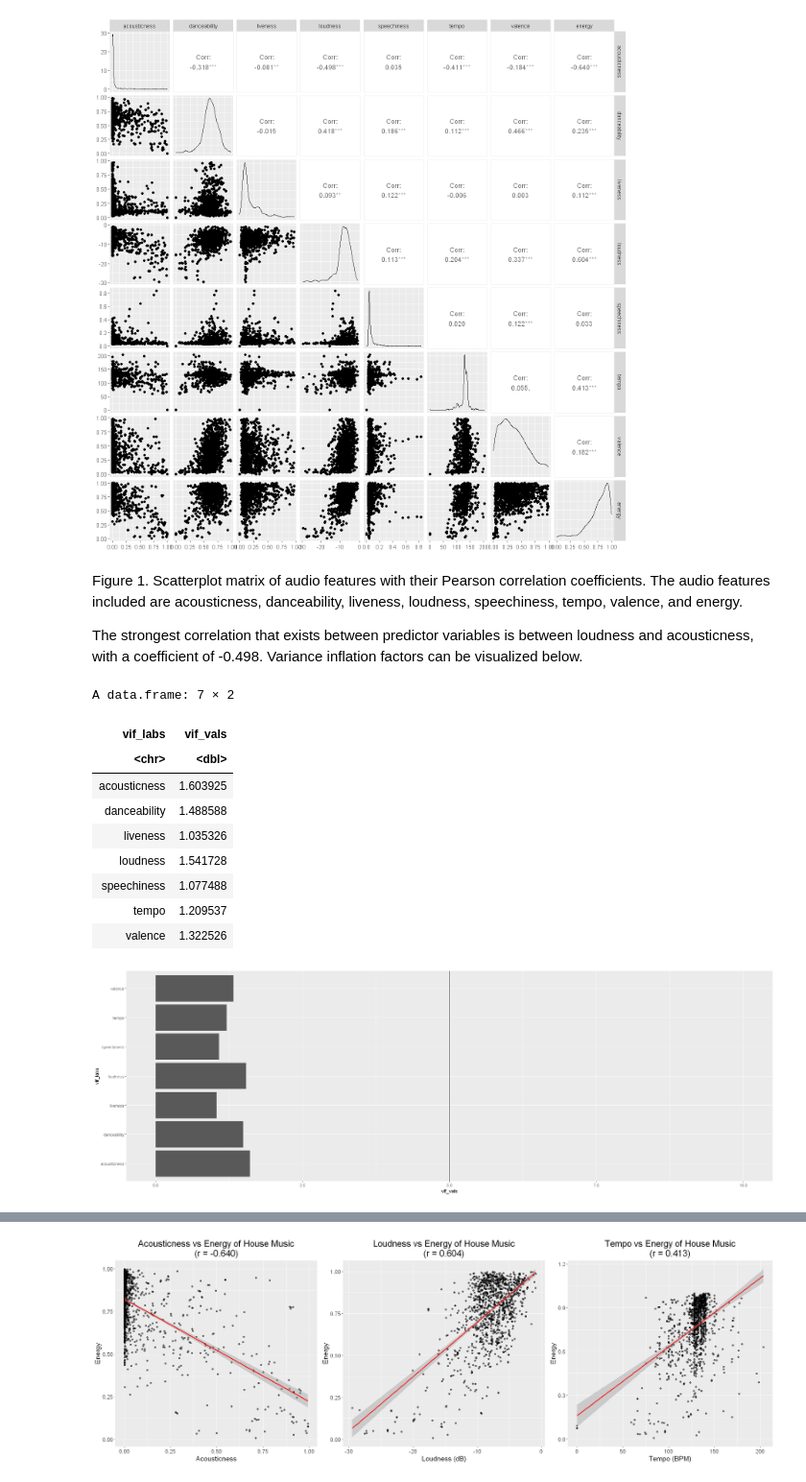
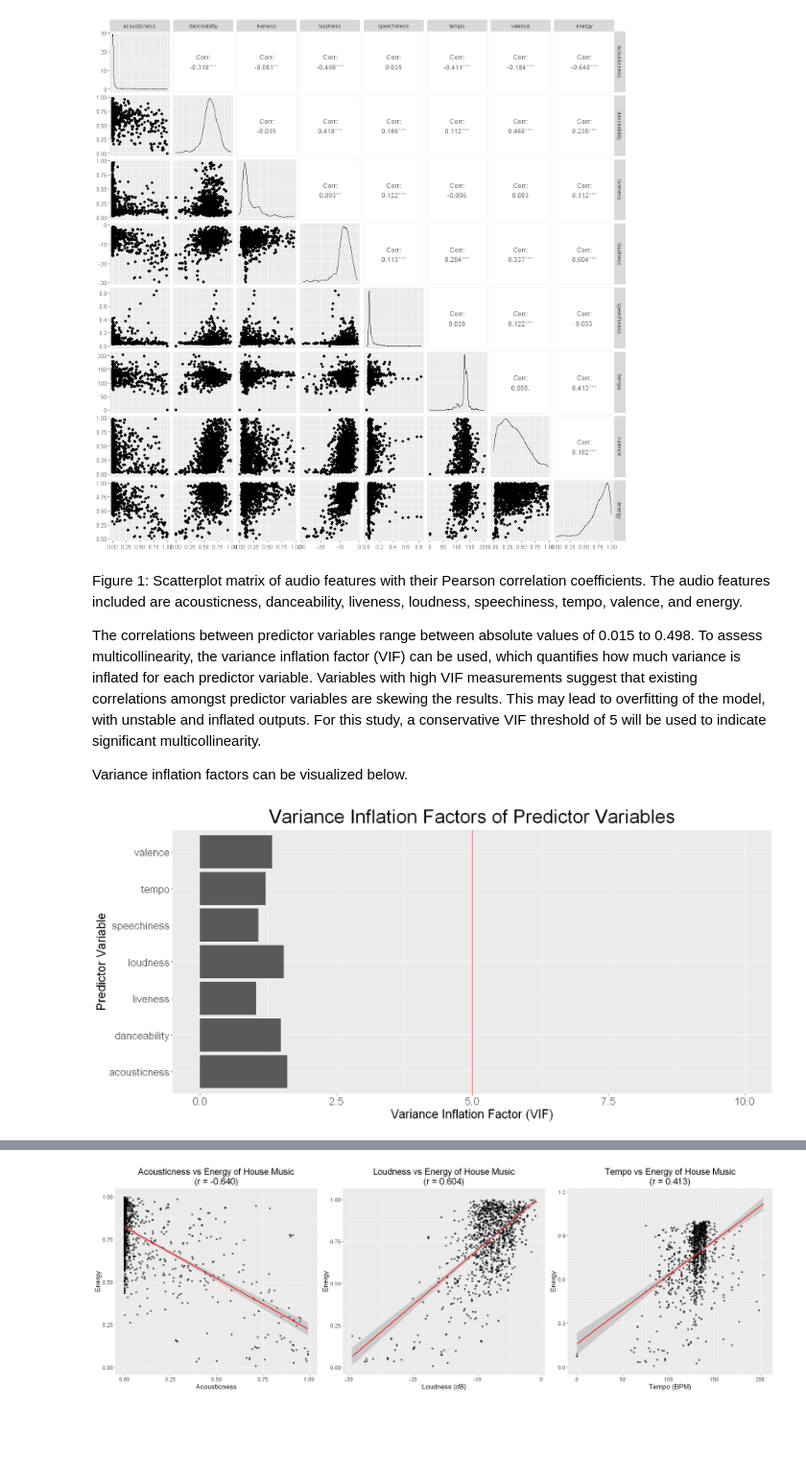
Before and after one commit to pat-ok/DSCI100_predictive_statistics_project, a Jupyter notebook: DSCI100 Project.ipynb, the cells around one changed output, grey strips where cells are left out. Shown: that part at 96% size. Drawn from its saved outputs; the diff is of its cells as text; code cells hidden in the pictures; blank space fills up the shorter version.

Commit message:
Imrpoved VIF plot and descriptions for KNN regression

```diff
--- a/DSCI100 Project.ipynb
+++ b/DSCI100 Project.ipynb
@@ -182,0 +148,16 @@ A tibble: 6 × 8
+# %%
+# setting seed for reproducible results
+set.seed(604)
+
+# creating 50/50 split
+house_initial_split <- initial_split(house_tidy, prop = 0.5)
+house_train <- training(house_initial_split)
+house_test <- testing(house_initial_split)
+
+# previewing training data
+head(house_train)
+paste("Training data rows:", nrow(house_train))
+
+# previewing testing data
+head(house_test)
+paste("Testing data rows:", nrow(house_test))
@@ -196,32 +198,36 @@ house_paired
 # %% [output]
 [figure]
 # %% [markdown]
-Figure 1. Scatterplot matrix of audio features with their Pearson correlation coefficients. The audio features included are acousticness, danceability, liveness, loudness, speechiness, tempo, valence, and energy.
+Figure 1: Scatterplot matrix of audio features with their Pearson correlation coefficients. The audio features included are acousticness, danceability, liveness, loudness, speechiness, tempo, valence, and energy.
 
-The strongest correlation that exists between predictor variables is between loudness and acousticness, with a coefficient of -0.498. Variance inflation factors can be visualized below.
+The correlations between predictor variables range between absolute values of 0.015 to 0.498. To assess multicollinearity, the variance inflation factor (VIF) can be used, which quantifies how much variance is inflated for each predictor variable. Variables with high VIF measurements suggest that existing correlations amongst predictor variables are skewing the results. This may lead to overfitting of the model, with unstable and inflated outputs. For this study, a conservative VIF threshold of 5 will be used to indicate significant multicollinearity.
+
+Variance inflation factors can be visualized below.
 # %%
+# creating linear regression model
 lm_model <- lm(energy ~ ., data = house_train)
+
+# creating dataframe of VIF values
 vif_vals <- as.vector(vif(lm_model))
 vif_labs <- as.vector(colnames(house_train))[1:7]
 vif_df <- data.frame(vif_labs, vif_vals)
 
-vif_df
-vif_df %>%
+# creating VIF plot
+vif_plot <- vif_df %>%
     ggplot(aes(x = vif_labs, y = vif_vals)) +
     geom_bar(stat = "identity") +
-    geom_hline(yintercept = 5) +
+    geom_hline(yintercept = 5, colour = "red") +
     ylim(0, 10) +
-    coord_flip()
+    labs(title = "Variance Inflation Factors of Predictor Variables",
+         x = "Predictor Variable",
+         y = "Variance Inflation Factor (VIF)") +
+    coord_flip() +
+    theme(plot.title = element_text(hjust = 0.5, size = 30),
+          text = element_text(size = 20))
+
+# visualizing VIF plot
+options(repr.plot.width = 15, repr.plot.height = 7)
+vif_plot
 # %% [output]
-A data.frame: 7 × 2
-| vif_labs | vif_vals |
-| <chr> | <dbl> |
-| acousticness | 1.603925 |
-| danceability | 1.488588 |
-| liveness | 1.035326 |
-| loudness | 1.541728 |
-| speechiness | 1.077488 |
-| tempo | 1.209537 |
-| valence | 1.322526 |
-[figure, old version]
+[figure, new version]
 # %% [markdown]
```
Also changed, not shown: parts of 15 cells of this notebook.
